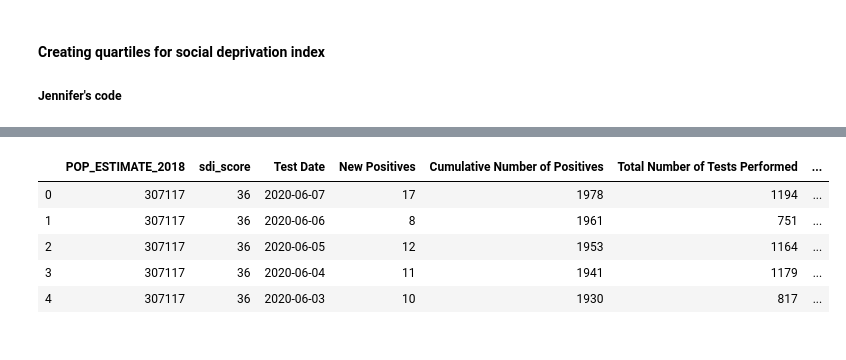
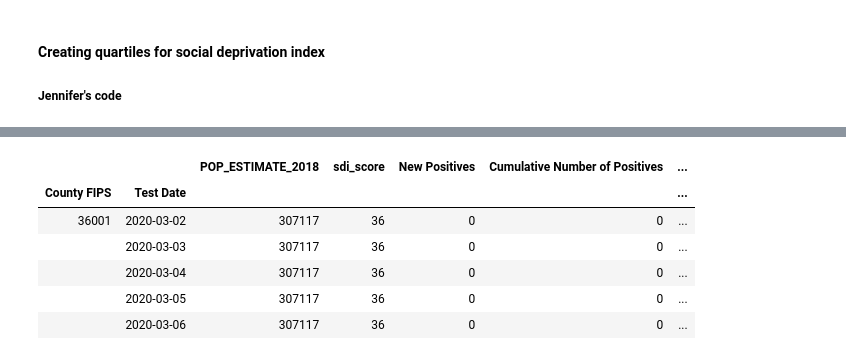
Before and after one commit to smruthiramesh/MIT_COVID-19_Datathon, a Jupyter notebook: data_creation.ipynb, the cells around one changed output, grey strips where cells are left out. Drawn from its saved outputs; the diff is of its cells as text; code cells hidden in the pictures.

```diff
--- a/data_creation.ipynb
+++ b/data_creation.ipynb
@@ -142,3 +137,14 @@ See the caveats in the documentation: http://pandas.pydata.org/pandas-docs/stabl
+# %%
+#separately calculating rolling window for each county
+rolling_avg = []
+for i in df['County FIPS'].unique():
+    df_new = sorted_df.loc[i]
+    # for each county we retain first 6 observations as is
+    # from obs 7 we take an average of current obs with preceeding 6 obs
+    new_rolling = df_new['New Positives'][:6].to_list() + df_new['New Positives'].rolling(7).mean().to_list()[6:]
+    rolling_avg.extend(new_rolling)
+# %%
+sorted_df['Rolling Avg New Cases'] = rolling_avg
 # %%
 # rolling average normalized by population*100,000 - per capita rate of new cases
-df['Per Capita Rate'] = (df['Rolling Avg New Cases']/df['POP_ESTIMATE_2018'])*100000
+sorted_df['Per Capita Rate'] = (sorted_df['Rolling Avg New Cases']/sorted_df['POP_ESTIMATE_2018'])*100000
@@ -152,9 +153,9 @@ See the caveats in the documentation: http://pandas.pydata.org/pandas-docs/stabl
 ##### Jennifer's code
 # %%
 # create SDI quartile variable
-df['sdi_quartile'] = pd.qcut(df['sdi_score'], q=4)
+sorted_df['sdi_quartile'] = pd.qcut(sorted_df['sdi_score'], q=4)
 
 # label the bins
 bin_labels_4 = ['Q1', 'Q2', 'Q3', 'Q4']
-df['sdi_quartile_label'] = pd.qcut(df['sdi_score'],
+sorted_df['sdi_quartile_label'] = pd.qcut(sorted_df['sdi_score'],
                               q=[0, .25, .50, .75, 1],labels=bin_labels_4)
@@ -172,10 +162,11 @@ See the caveats in the documentation: http://pandas.pydata.org/pandas-docs/stabl
 # %%
-df.head()
+sorted_df.head()
 # %% [output]
-|  | POP_ESTIMATE_2018 | sdi_score | Test Date | New Positives | Cumulative Number of Positives | Total Number of Tests Performed | ... |
-| 0 | 307117 | 36 | 2020-06-07 | 17 | 1978 | 1194 | ... |
-| 1 | 307117 | 36 | 2020-06-06 | 8 | 1961 | 751 | ... |
-| 2 | 307117 | 36 | 2020-06-05 | 12 | 1953 | 1164 | ... |
-| 3 | 307117 | 36 | 2020-06-04 | 11 | 1941 | 1179 | ... |
-| 4 | 307117 | 36 | 2020-06-03 | 10 | 1930 | 817 | ... |
+|  |  | POP_ESTIMATE_2018 | sdi_score | New Positives | Cumulative Number of Positives | ... |
+| County FIPS | Test Date |  |  |  |  | ... |
+| 36001 | 2020-03-02 | 307117 | 36 | 0 | 0 | ... |
+|  | 2020-03-03 | 307117 | 36 | 0 | 0 | ... |
+|  | 2020-03-04 | 307117 | 36 | 0 | 0 | ... |
+|  | 2020-03-05 | 307117 | 36 | 0 | 0 | ... |
+|  | 2020-03-06 | 307117 | 36 | 0 | 0 | ... |
 # %%
```
Also changed, not shown: parts of 5 cells of this notebook, 1 other file.
